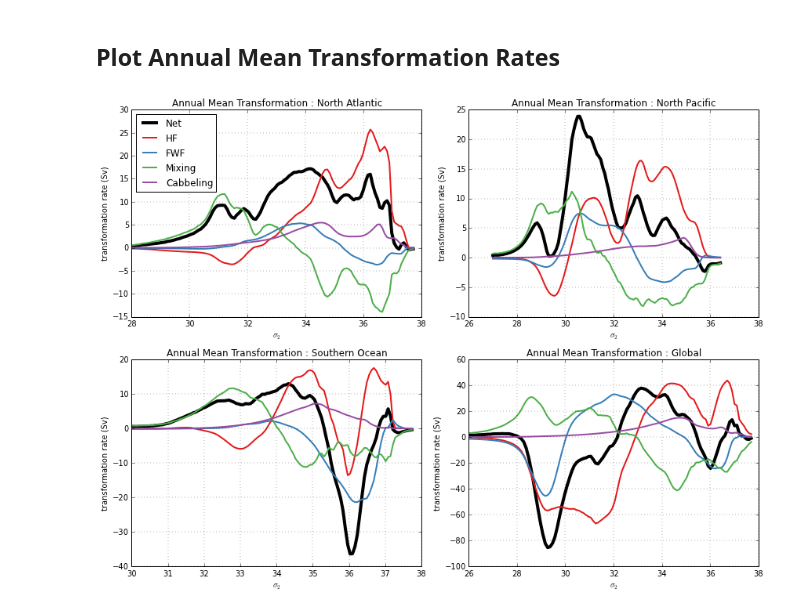
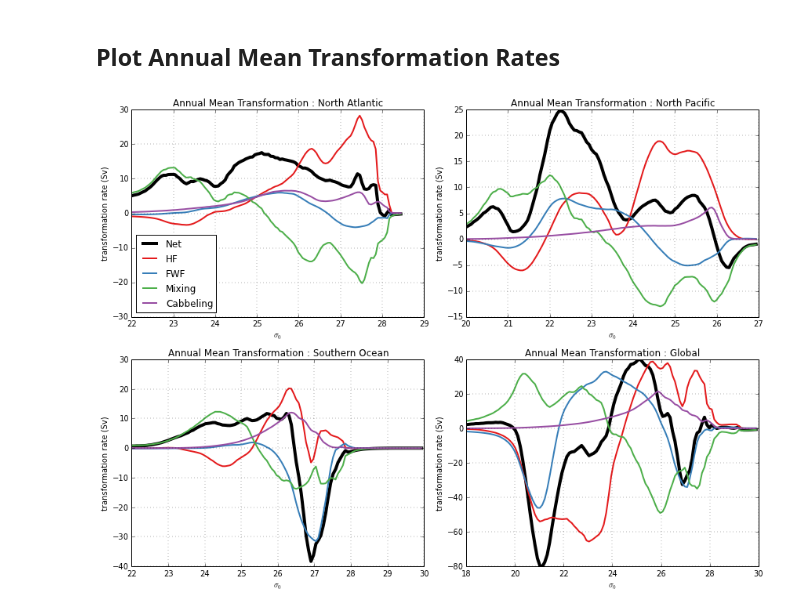
Before and after one commit to rabernat/pop_water_mass, a Jupyter notebook: notebooks/plot_transformation_rates.ipynb, the cells around one changed output. Cells and saved outputs as stored; diff of their text form; code cells hidden in the pictures.

Commit message:
updated some plots

```diff
--- a/notebooks/plot_transformation_rates.ipynb
+++ b/notebooks/plot_transformation_rates.ipynb
@@ -10,7 +10,7 @@ import brewer2mpl
 # %% [markdown]
 ## Load pre-computed data for plotting ##
 # %%
-expt = 'WMT_rho_hconst050_new'
+expt = 'WMT_hybrid_v5_sigma0_hconst050'
 regions = ['natl', 'npac', 'so', 'globe']
 regnames = ['North Atlantic', 'North Pacific', 'Southern Ocean', 'Global']
 d = dict()
@@ -38,22 +38,22 @@ for r in regions:
 # %%
 r = 'so'
 Sv = 1e6
 
 bmap = brewer2mpl.get_map('Set1', 'Qualitative', 4)
 plt.rcParams['axes.color_cycle'] = bmap.mpl_colors
 f = plt.figure(figsize=(12,9))
 
 for n, r in enumerate(regions):
 
     plt.subplot(2,2,n+1)
     plt.plot(d[r]['rholevs'][1:] - 1000., -A_annmean[r].sum(axis=0)/ Sv, 'k-', linewidth=4)
     plt.plot(d[r]['rholevs'][1:] - 1000., -A_annmean[r].T/ Sv, linewidth=2)
-    plt.xlabel(r'$\sigma_2$')
+    plt.xlabel(r'$\sigma_0$')
     plt.ylabel('transformation rate (Sv)')
     plt.grid()
     if n==0:
-        plt.legend(['Net','HF','FWF','Mixing', 'Cabbeling'], loc='upper left')
+        plt.legend(['Net','HF','FWF','Mixing', 'Cabbeling'], loc='lower left')
     plt.title('Annual Mean Transformation : %s' % regnames[n])
 plt.tight_layout()
 # %% [output]
-[figure, old version]
+[figure, new version]
```
